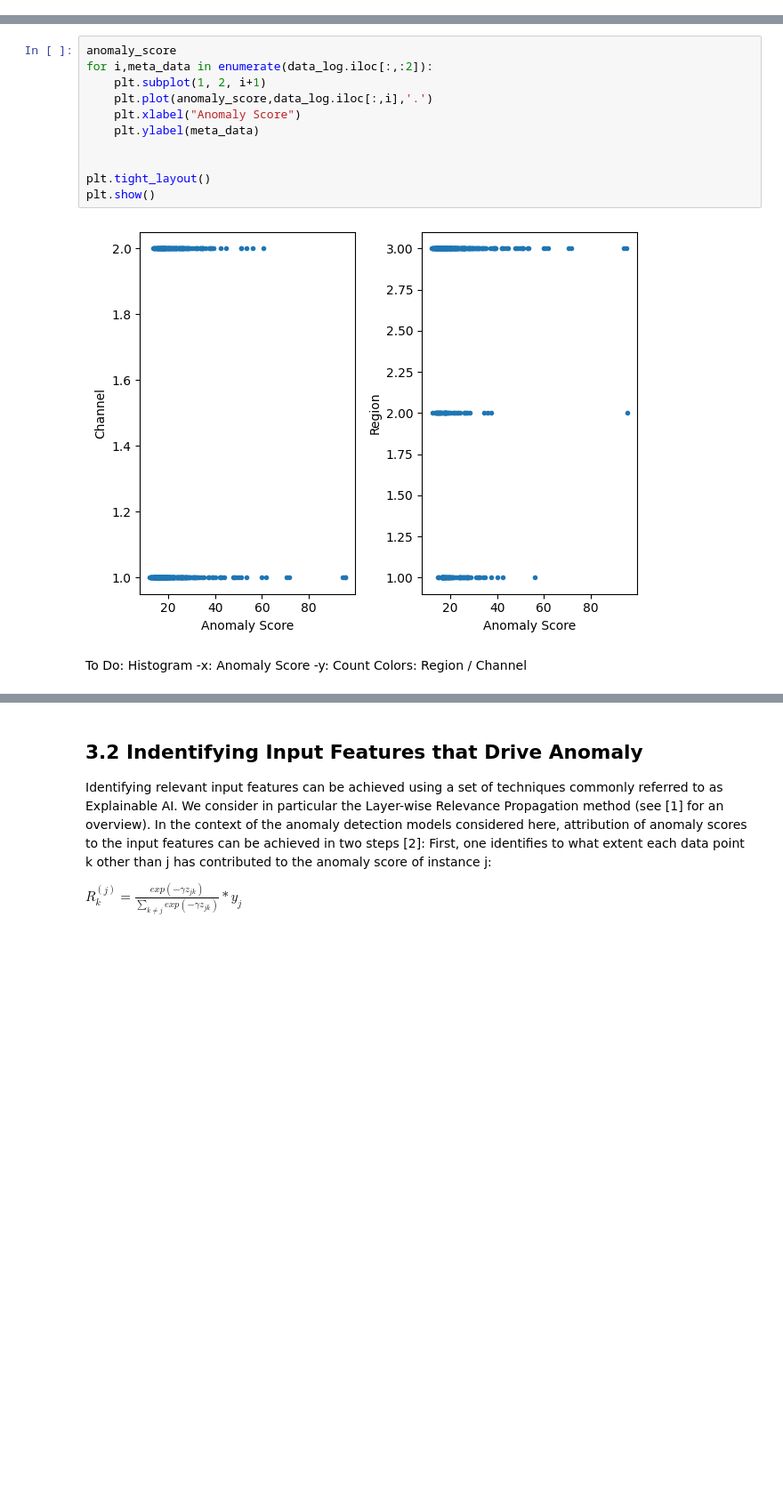
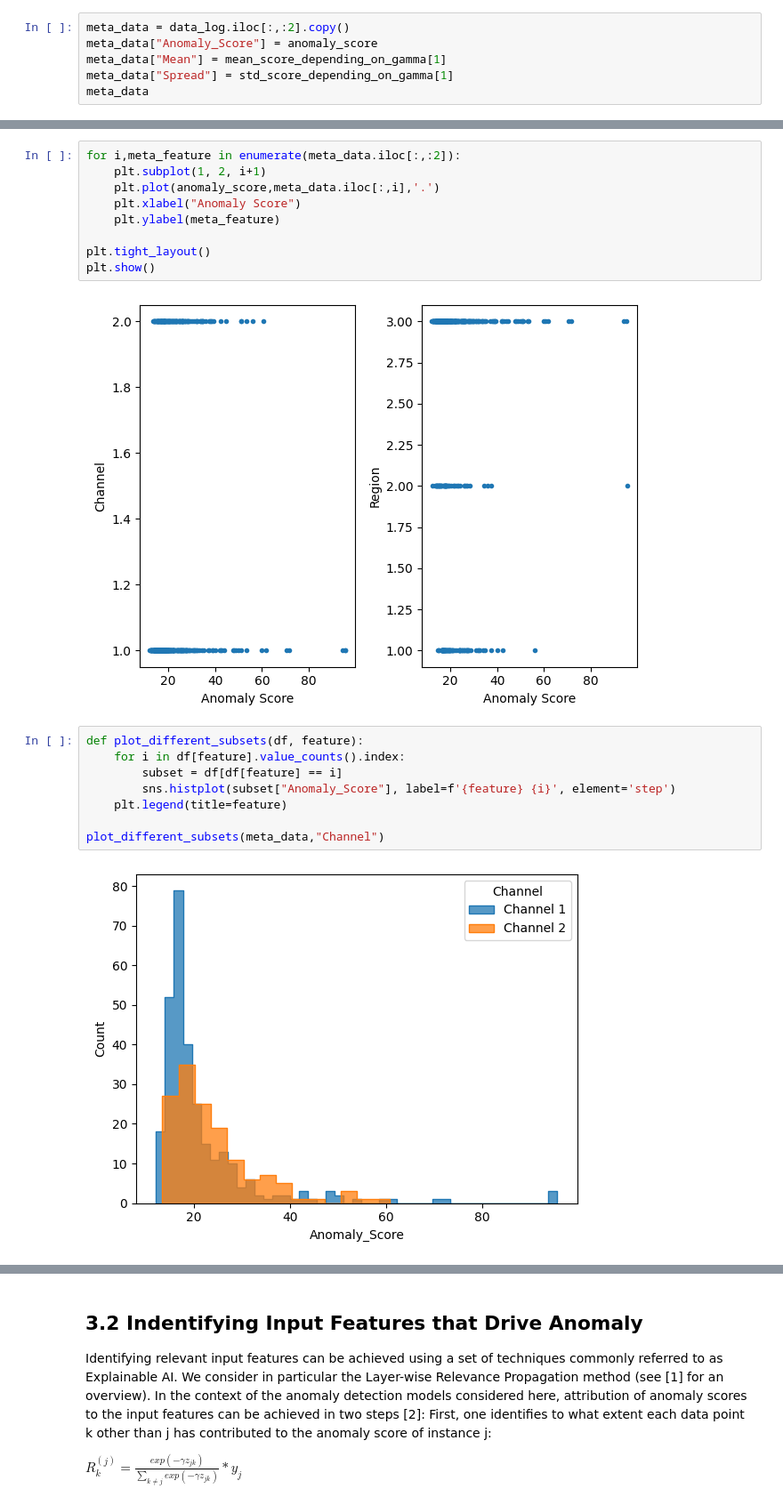
Before and after one commit to mertyaylacigit/ML-for-Data-Science, a Jupyter notebook: Part 1/Lab ML for Data Science - Part I.ipynb, the cells around one changed output, grey strips where cells are left out. Shown at 89% size. Cells and saved outputs as stored; diff of their text form; blank space fills up the shorter version.

```diff
--- a/Part 1/Lab ML for Data Science - Part I.ipynb
+++ b/Part 1/Lab ML for Data Science - Part I.ipynb
@@ -396,3 +396,9 @@ insight.groupby(["Channel"]).count()
 ## 3.1 Relation Between Anomalies and Meta-Data
 We may be interested to know whether different subsets of the data (e.g. retailers of a specific type or in a particular geographical locations) have more or less anomalies on average. Such insights can be obtained by taking into consideration the meta-data. Your analysis could take the form of plotting the distribution of anomaly scores on different subsets of data, where these subsets are determined based on the meta-data.
 You may then look for differences in distribution.
+# %%
+meta_data = data_log.iloc[:,:2].copy()
+meta_data["Anomaly_Score"] = anomaly_score
+meta_data["Mean"] = mean_score_depending_on_gamma[1]
+meta_data["Spread"] = std_score_depending_on_gamma[1]
+meta_data
@@ -399,19 +419,21 @@ You may then look for differences in distribution.
 # %%
-anomaly_score
-for i,meta_data in enumerate(data_log.iloc[:,:2]):
+for i,meta_feature in enumerate(meta_data.iloc[:,:2]):
     plt.subplot(1, 2, i+1)
-    plt.plot(anomaly_score,data_log.iloc[:,i],'.')
+    plt.plot(anomaly_score,meta_data.iloc[:,i],'.')
     plt.xlabel("Anomaly Score")
-    plt.ylabel(meta_data)
-
+    plt.ylabel(meta_feature)
 
 plt.tight_layout()
 plt.show()
 # %% [output]
 [figure]
-# %% [markdown]
-To Do:
-Histogram
--x: Anomaly Score
--y: Count
-Colors: Region / Channel
+# %%
+def plot_different_subsets(df, feature):
+    for i in df[feature].value_counts().index:
+        subset = df[df[feature] == i]
+        sns.histplot(subset["Anomaly_Score"], label=f'{feature} {i}', element='step')
+    plt.legend(title=feature)
+
+plot_different_subsets(meta_data,"Channel")
+# %% [output]
+[figure, added]
```
Also changed, not shown: parts of 15 cells of this notebook.
